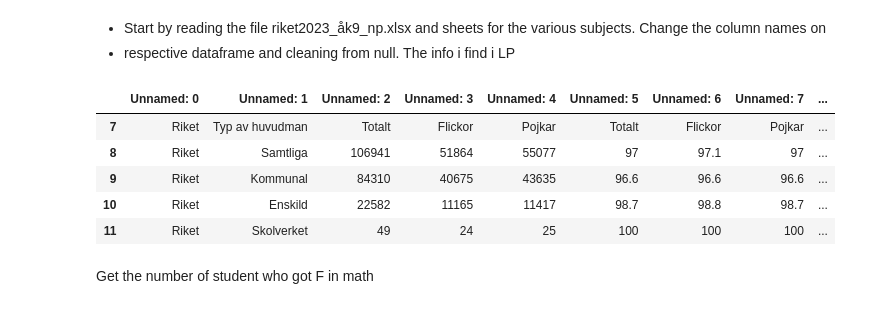
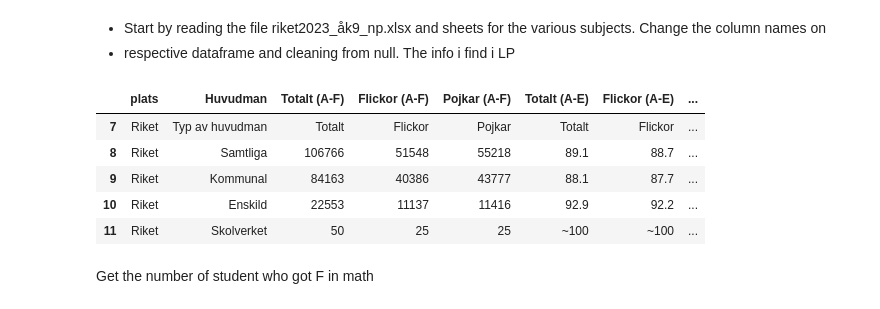
Before and after one commit to saraonsala/Python-Sara-Mellgren-OOPA23, a Jupyter notebook: Labb_2/Labb_2.ipynb, the cells around one changed output. Drawn from its saved outputs; the diff is of its cells as text; code cells hidden in the pictures.

```diff
--- a/Labb_2/Labb_2.ipynb
+++ b/Labb_2/Labb_2.ipynb
@@ -16,26 +16,35 @@ na_filter=False # Filter detect missing value markers
 # %% [markdown]
 * Start by reading the file riket2023_åk9_np.xlsx and sheets for the various subjects. Change the column names on
 * respective dataframe and cleaning from null. The info i find i LP
-# %%
-#Läser in exelfilen, med de olika flikarna + tar bort NaN
-
-with pd.ExcelFile("riket2023_åk9_np.xlsx") as xls:
-    Engelska = pd.read_excel(xls, "Engelska").dropna()
-    Matematik = pd.read_excel(xls, "Matematik").dropna()
-    Svenska = pd.read_excel(xls, "Svenska").dropna()
-    Svenska_som_andrspåk = pd.read_excel(xls, "Svenska som andraspråk").dropna()
-
-#Byt namn på kolumnerna
-columns = ["plats", "Huvudman", "Totalt (A-F)", "Flickor (A-F)", "Pojkar (A-F)", "Totalt (A-E)", "Flickor (A-E)", "Pojkar (A-E)", "Totalt (poäng)", "Flickor (poäng)", "Pojkar (poäng)"]
-
-Engelska
-# %% [output]
-|  | Unnamed: 0 | Unnamed: 1 | Unnamed: 2 | Unnamed: 3 | Unnamed: 4 | Unnamed: 5 | Unnamed: 6 | Unnamed: 7 | ... |
-| 7 | Riket | Typ av huvudman | Totalt | Flickor | Pojkar | Totalt | Flickor | Pojkar | ... |
-| 8 | Riket | Samtliga | 106941 | 51864 | 55077 | 97 | 97.1 | 97 | ... |
-| 9 | Riket | Kommunal | 84310 | 40675 | 43635 | 96.6 | 96.6 | 96.6 | ... |
-| 10 | Riket | Enskild | 22582 | 11165 | 11417 | 98.7 | 98.8 | 98.7 | ... |
-| 11 | Riket | Skolverket | 49 | 24 | 25 | 100 | 100 | 100 | ... |
+# %%
+class DataReader:
+    def __init__(self, file_path):
+        self.file_path = file_path
+
+    def read_data(self, sheet_name):
+        df = pd.read_excel(self.file_path, sheet_name=sheet_name)
+        df.columns = ["plats", "Huvudman", "Totalt (A-F)", "Flickor (A-F)", "Pojkar (A-F)",
+                      "Totalt (A-E)", "Flickor (A-E)", "Pojkar (A-E)", "Totalt (poäng)",
+                      "Flickor (poäng)", "Pojkar (poäng)"]
+        df = df.dropna()
+        return df
+
+# Skapa en instans av DataReader-klassen med filvägen till Excel-filen
+data_reader = DataReader("riket2023_åk9_np.xlsx")
+
+# Använd metoden för att läsa in data från olika ark
+df_matematik = data_reader.read_data("Matematik")
+df_engelska = data_reader.read_data("Engelska")
+df_svenska = data_reader.read_data("Svenska")
+df_svenska_som_andrspåk = data_reader.read_data("Svenska som andraspråk")
+df_matematik
+# %% [output]
+|  | plats | Huvudman | Totalt (A-F) | Flickor (A-F) | Pojkar (A-F) | Totalt (A-E) | Flickor (A-E) | ... |
+| 7 | Riket | Typ av huvudman | Totalt | Flickor | Pojkar | Totalt | Flickor | ... |
+| 8 | Riket | Samtliga | 106766 | 51548 | 55218 | 89.1 | 88.7 | ... |
+| 9 | Riket | Kommunal | 84163 | 40386 | 43777 | 88.1 | 87.7 | ... |
+| 10 | Riket | Enskild | 22553 | 11137 | 11416 | 92.9 | 92.2 | ... |
+| 11 | Riket | Skolverket | 50 | 25 | 25 | ~100 | ~100 | ... |
 # %% [markdown]
  Get the number of student who got F in math
 # %% [markdown]
```
Also changed, not shown: parts of 9 cells of this notebook.
